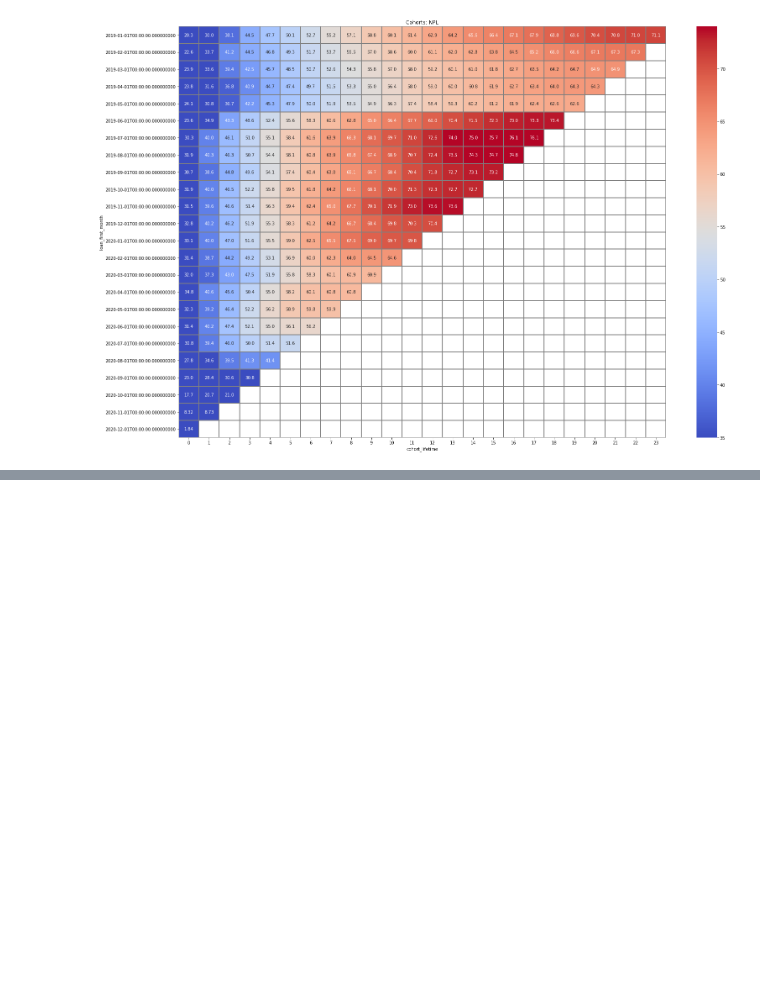
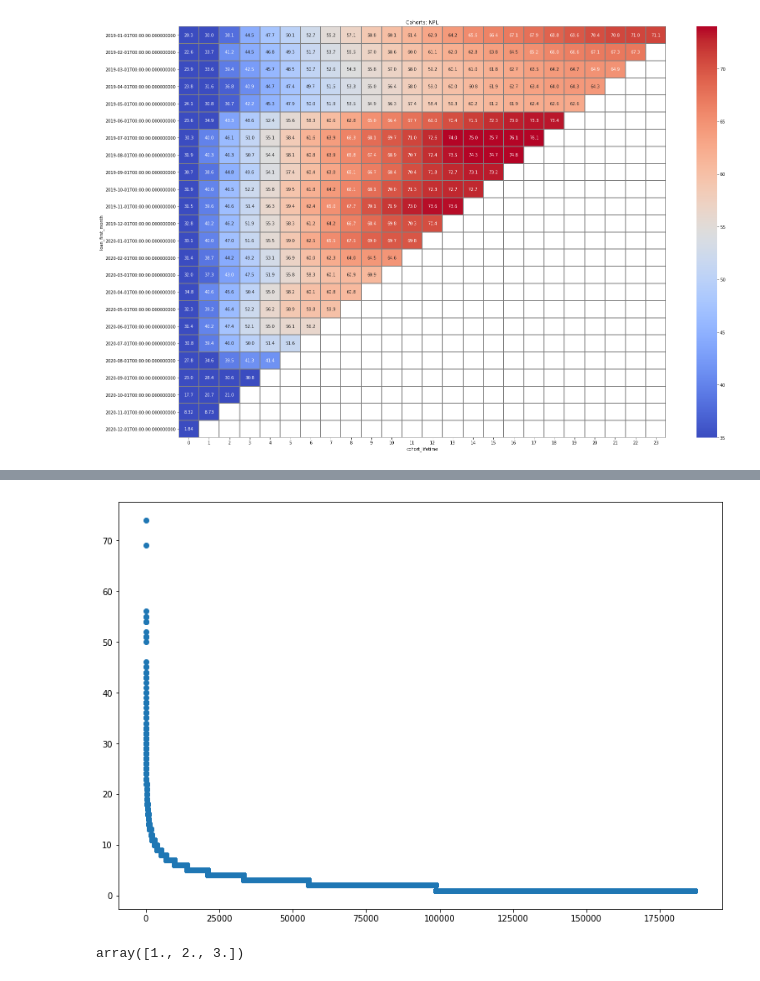
Before and after one commit to g0vn0c0d3r/da, a Jupyter notebook: LIME/LIME_final.ipynb, the cells around one changed output, grey strips where cells are left out. Cells and saved outputs as stored; diff of their text form; code cells hidden in the pictures; blank space fills up the shorter version.

```diff
--- a/LIME/LIME_final.ipynb
+++ b/LIME/LIME_final.ipynb
@@ -1185,0 +1210,10 @@ sns.heatmap(rt_pivot, annot=True, fmt='.3', linewidths=1,
+# %%
+x_values = pd.Series(range(0,len(aa)))
+plt.figure(figsize=(13, 9));
+plt.scatter(x_values, aa['start_date']);
+# %% [output]
+[figure, added]
+# %%
+np.percentile(aa['start_date'], [25, 50, 75])
+# %% [output]
+array([1., 2., 3.])
```
Also changed, not shown: parts of 18 cells of this notebook, 2 other files.
